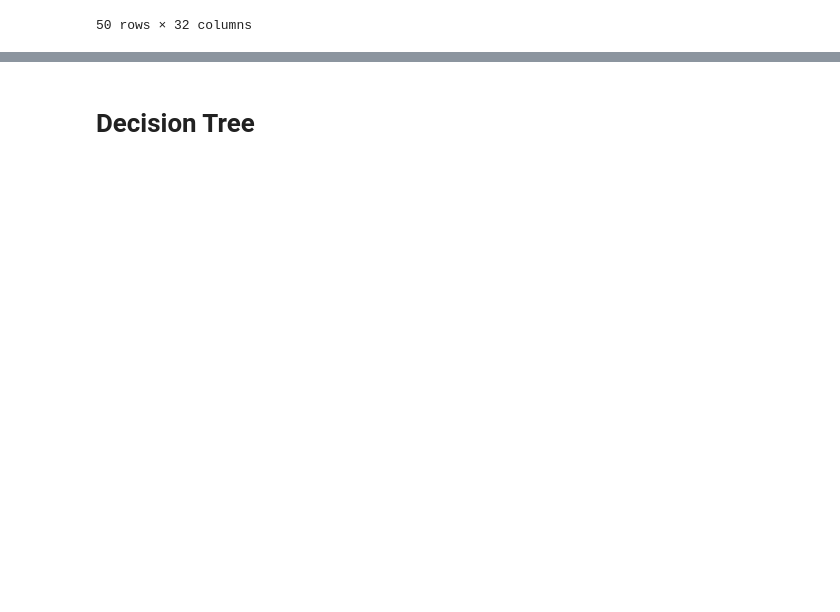
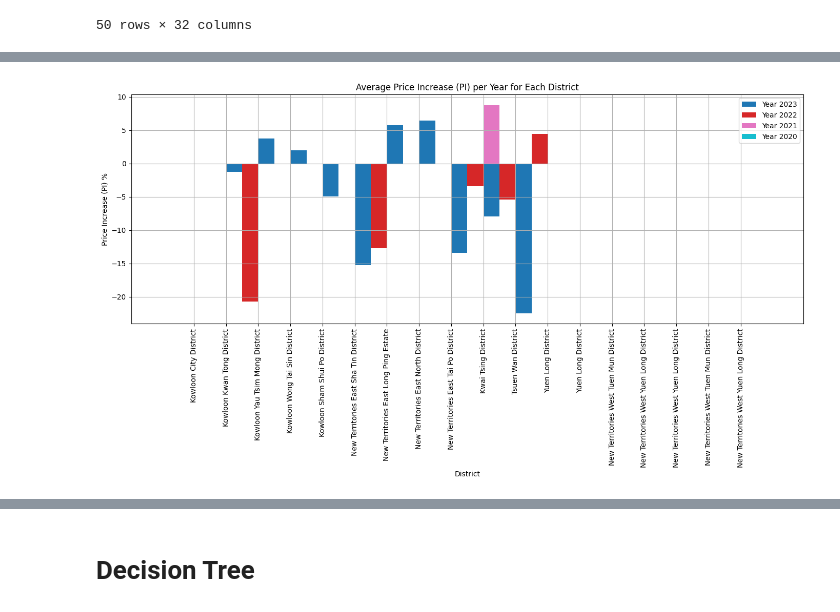
Before and after one commit to TimH2024/MSC-M5-Project, a Jupyter notebook: M5ver2.ipynb, the cells around one changed output, grey strips where cells are left out. Saved outputs shown, nothing was run; the diff lists cells and outputs as text; code cells hidden in the pictures; blank space fills up the shorter version.

```diff
--- a/M5ver2.ipynb
+++ b/M5ver2.ipynb
@@ -1009,41 +963,77 @@ Table of Districts with One-Hot Encoding, District, and Average Unit Rate per Ye
 # %%
-import pandas as pd
 
-# Assuming merged_dataset is already loaded
-
-# Step 1: Extract the year from the 'YearQuarter' column
+#Extract the year from the 'YearQuarter' column
 merged_dataset['year'] = merged_dataset['YearQuarter'].str[:4].astype(int)
 
-# Step 2: Clean the data by removing rows with NaN values in the 'unit_rate' column
-cleaned_dataset = merged_dataset.dropna(subset=['unit_rate'])  # Drop rows where 'unit_rate' is NaN
-
-# Step 3: Calculate the mean unit_rate for each district per year
+# Calculate the mean unit_rate for each district per year
 # Group by 'district_encoded', 'district', and 'year' and calculate the mean 'unit_rate'
 average_unit_rate_per_year = cleaned_dataset.groupby(['district_encoded', 'district', 'year']).agg({'unit_rate': 'mean'}).reset_index()
 
 # Rename the 'unit_rate' column to 'average_unit_rate' for clarity
 average_unit_rate_per_year = average_unit_rate_per_year.rename(columns={'unit_rate': 'average_unit_rate'})
+
+# Calculate the Price Increase (PI) for each year and district
+# Sort the data by district and year
+average_unit_rate_per_year = average_unit_rate_per_year.sort_values(by=['district_encoded', 'year'])
+
+# Calculate the year-over-year price increase
+average_unit_rate_per_year['PI'] = average_unit_rate_per_year.groupby('district_encoded')['average_unit_rate'].pct_change() * 100
+
+# Fill NaN values in 'PI' with 0 (or another appropriate value)
+average_unit_rate_per_year['PI'] = average_unit_rate_per_year['PI'].fillna(0)
 
 # Manually define all possible districts with their encodings
 all_districts = pd.DataFrame({
     'district_encoded': range(1, 19),
     'district': [
         'Kowloon City District', 'Kowloon Kwan Tong District', 'Kowloon Yau Tsim Mong District',
         'Kowloon Wong Tai Sin District', 'Kowloon Sham Shui Po District', 'New Territories East Sha Tin District',
         'New Territories East Long Ping Estate', 'New Territories East North District', 'New Territories East Tai Po District',
         'Kwai Tsing District', 'Tsuen Wan District', 'Yuen Long District', 'Yuen Long District',
         'New Territories West Tuen Mun District', 'New Territories West Yuen Long District',
         'New Territories West Yuen Long District', 'New Territories West Tuen Mun District', 'New Territories West Yuen Long District'
         # Add the remaining district names here if any
     ]
 })
 
 # Create a DataFrame with all possible combinations of districts and years
 years = merged_dataset['year'].unique()
 all_combinations = pd.MultiIndex.from_product([all_districts['district_encoded'], years], names=['district_encoded', 'year']).to_frame(index=False)
 all_district_year_combinations = pd.merge(all_combinations, all_districts, on='district_encoded')
 
-# Merge the average unit rate with all district-year combinations to ensure all are included
+# Merge the PI with all district-year combinations to ensure all are included
 final_table = pd.merge(all_district_year_combinations, average_unit_rate_per_year, on=['district_encoded', 'district', 'year'], how='left')
 
-# Fill NaN values in 'average_unit_rate' with
+# Fill NaN values in 'PI' with a placeholder value (e.g., 0 or 'N/A')
+final_table['PI'] = final_table['PI'].fillna(0)
+
+# Step 5: Plot the data as a bar graph
+plt.figure(figsize=(14, 8))
+
+# Generate a color map with distinct colors
+colors = plt.cm.get_cmap('tab10', len(years))
+
+# Increase the bar width
+bar_width = 0.5
+
+# Positions of the bars on the x-axis
+r = np.arange(len(all_districts))
+
+# Loop through each year and plot
+for i, year in enumerate(years):
+    data_for_year = final_table[final_table['year'] == year]
+    plt.bar(r + i * bar_width, data_for_year['PI'], width=bar_width, label=f'Year {year}', color=colors(i))
+
+# Set district names as x-ticks
+plt.xticks(ticks=r + bar_width * (len(years) - 1) / 2, labels=all_districts['district'], rotation=90)
+
+# Labels and title
+plt.xlabel('District')
+plt.ylabel('Price Increase (PI) %')
+plt.title('Average Price Increase (PI) per Year for Each District')
+plt.legend()
+plt.grid(True)
+plt.tight_layout()  # Adjust plot to fit labels
+plt.show()
+# %% [output]
+[figure, added]
```
Also changed, not shown: parts of 98 cells of this notebook.
